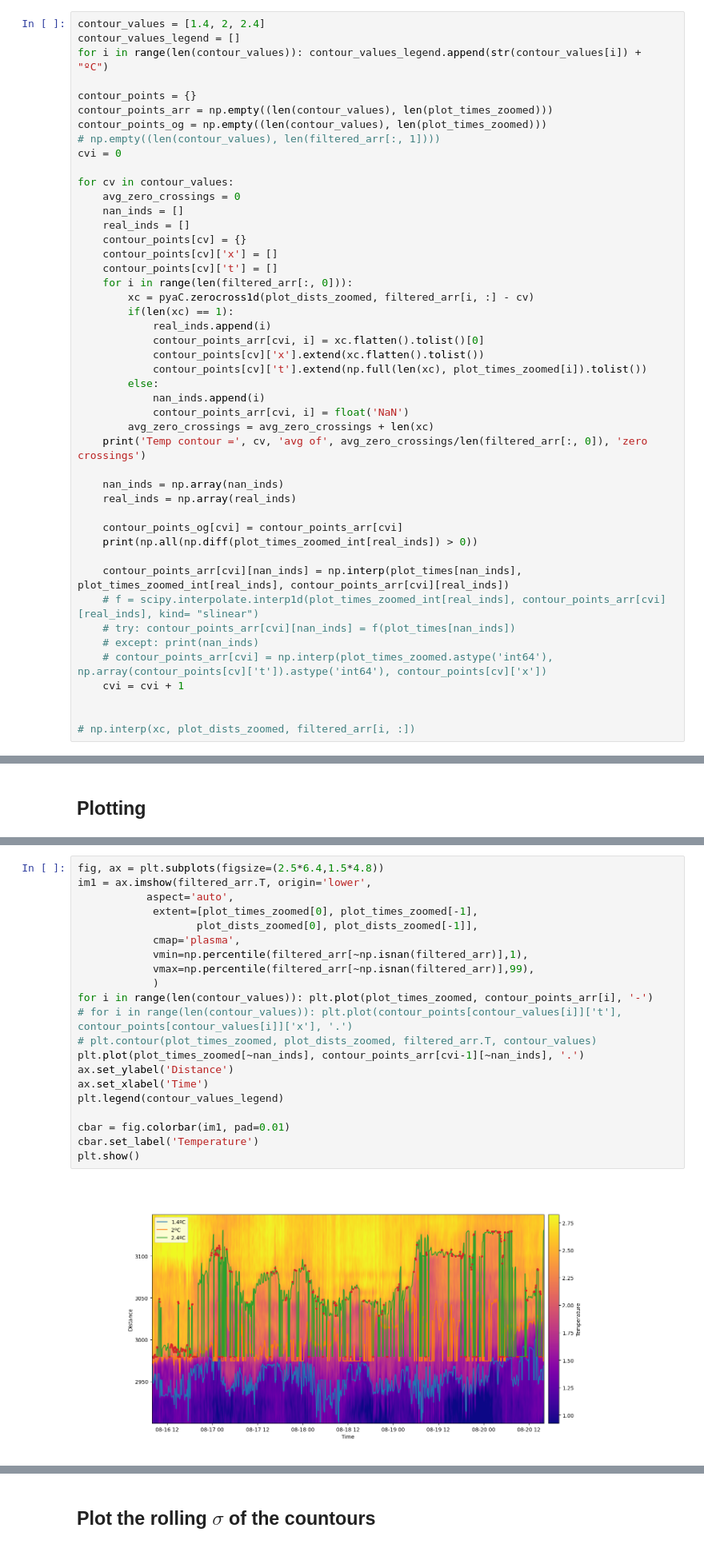
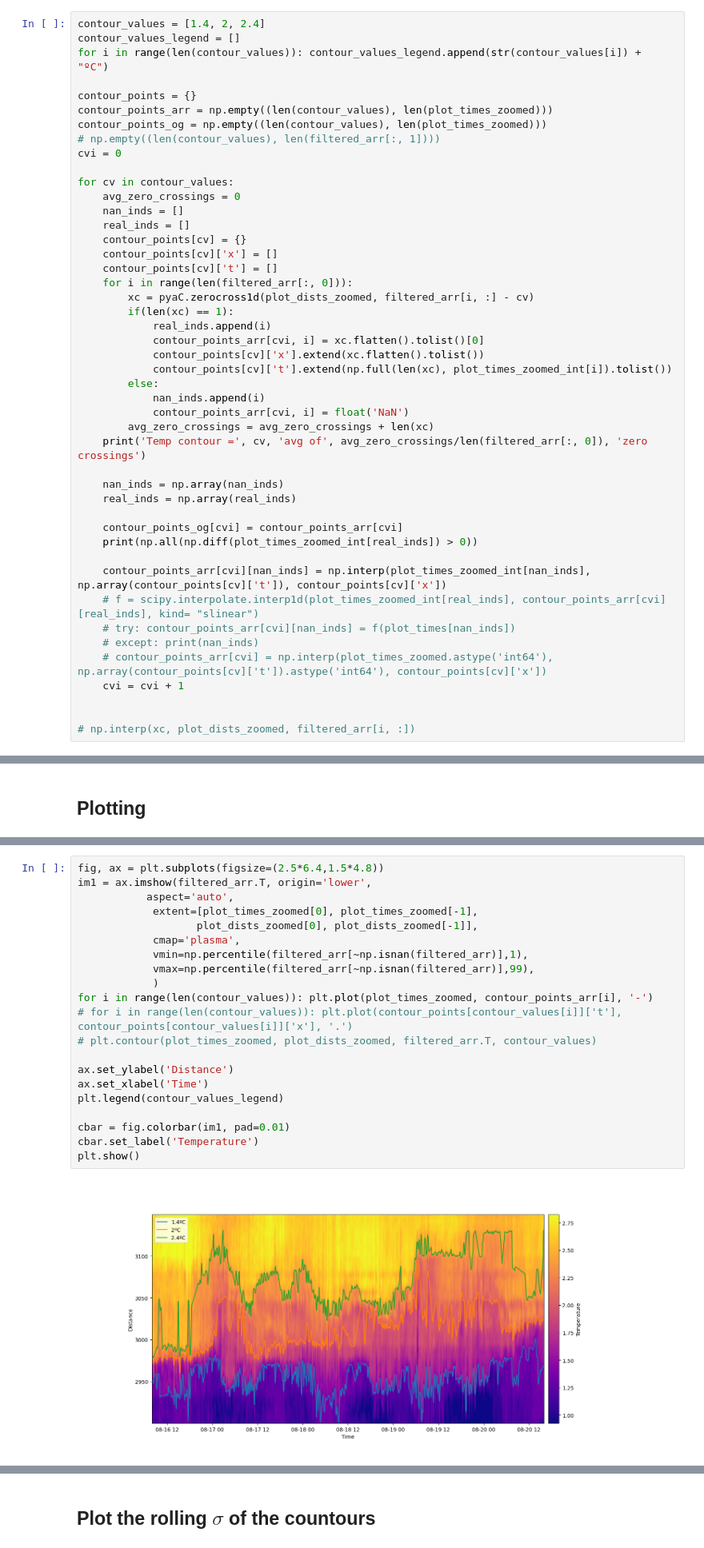
Before and after one commit to ericeberg3/UW_research, a Jupyter notebook: DTS_small_scale.ipynb, the cells around one changed output, grey strips where cells are left out. Shown at 80% size. Drawn from its saved outputs; the diff is of its cells as text.

Commit message:
Fixed weird interpolation issue on small scale case.

```diff
--- a/DTS_small_scale.ipynb
+++ b/DTS_small_scale.ipynb
@@ -110,7 +110,7 @@ for cv in contour_values:
             real_inds.append(i)
             contour_points_arr[cvi, i] = xc.flatten().tolist()[0]
             contour_points[cv]['x'].extend(xc.flatten().tolist())
-            contour_points[cv]['t'].extend(np.full(len(xc), plot_times_zoomed[i]).tolist())
+            contour_points[cv]['t'].extend(np.full(len(xc), plot_times_zoomed_int[i]).tolist())
         else:
             nan_inds.append(i)
             contour_points_arr[cvi, i] = float('NaN')
@@ -123,7 +123,7 @@ for cv in contour_values:
     contour_points_og[cvi] = contour_points_arr[cvi]
     print(np.all(np.diff(plot_times_zoomed_int[real_inds]) > 0))
 
-    contour_points_arr[cvi][nan_inds] = np.interp(plot_times[nan_inds], plot_times_zoomed_int[real_inds], contour_points_arr[cvi][real_inds])
+    contour_points_arr[cvi][nan_inds] = np.interp(plot_times_zoomed_int[nan_inds], np.array(contour_points[cv]['t']), contour_points[cv]['x'])
     # f = scipy.interpolate.interp1d(plot_times_zoomed_int[real_inds], contour_points_arr[cvi][real_inds], kind= "slinear")
     # try: contour_points_arr[cvi][nan_inds] = f(plot_times[nan_inds])
     # except: print(nan_inds)
@@ -152,23 +153,23 @@ plt.plot(contour_points_og[0], '.')
 # %%
 fig, ax = plt.subplots(figsize=(2.5*6.4,1.5*4.8))
 im1 = ax.imshow(filtered_arr.T, origin='lower',
            aspect='auto',
             extent=[plot_times_zoomed[0], plot_times_zoomed[-1],
                    plot_dists_zoomed[0], plot_dists_zoomed[-1]],
             cmap='plasma',
             vmin=np.percentile(filtered_arr[~np.isnan(filtered_arr)],1),
             vmax=np.percentile(filtered_arr[~np.isnan(filtered_arr)],99),
             )
 for i in range(len(contour_values)): plt.plot(plot_times_zoomed, contour_points_arr[i], '-')
 # for i in range(len(contour_values)): plt.plot(contour_points[contour_values[i]]['t'], contour_points[contour_values[i]]['x'], '.')
 # plt.contour(plot_times_zoomed, plot_dists_zoomed, filtered_arr.T, contour_values)
-plt.plot(plot_times_zoomed[~nan_inds], contour_points_arr[cvi-1][~nan_inds], '.')
+
 ax.set_ylabel('Distance')
 ax.set_xlabel('Time')
 plt.legend(contour_values_legend)
 
 cbar = fig.colorbar(im1, pad=0.01)
 cbar.set_label('Temperature')
 plt.show()
 # %% [output]
-[figure, old version]
+[figure, new version]
```
Also changed, not shown: parts of 6 cells of this notebook.
